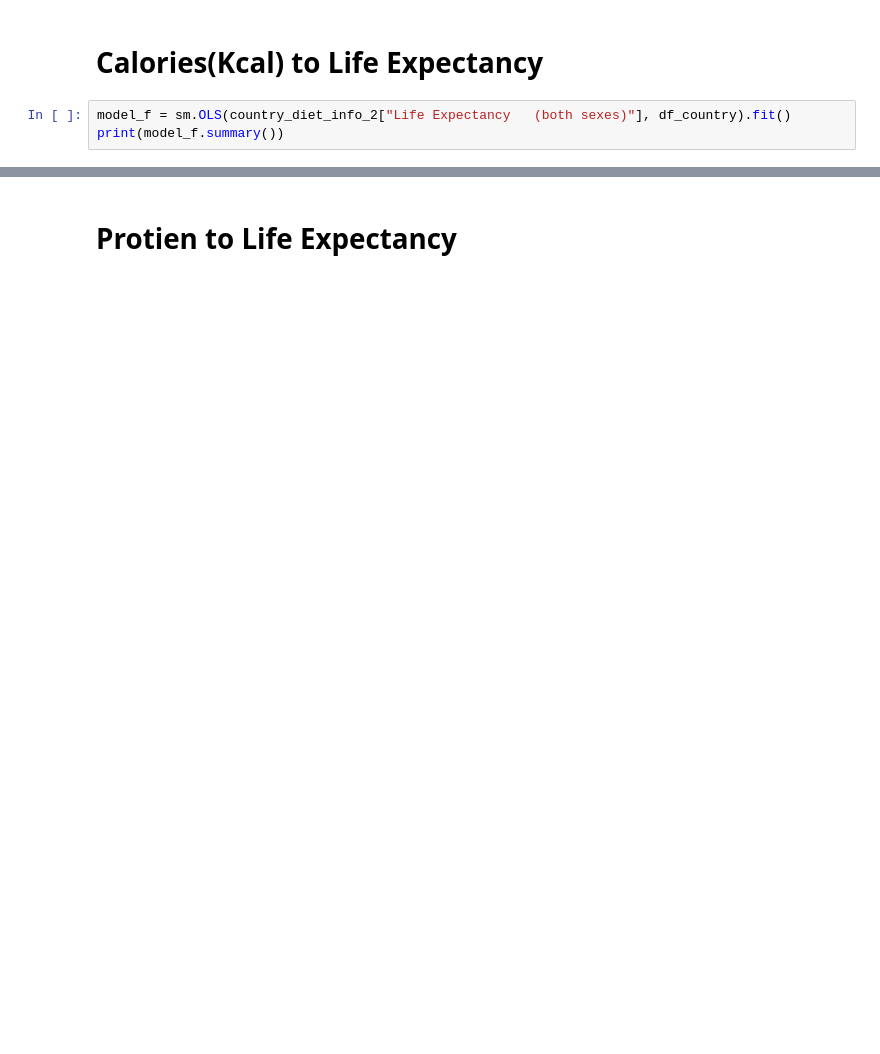
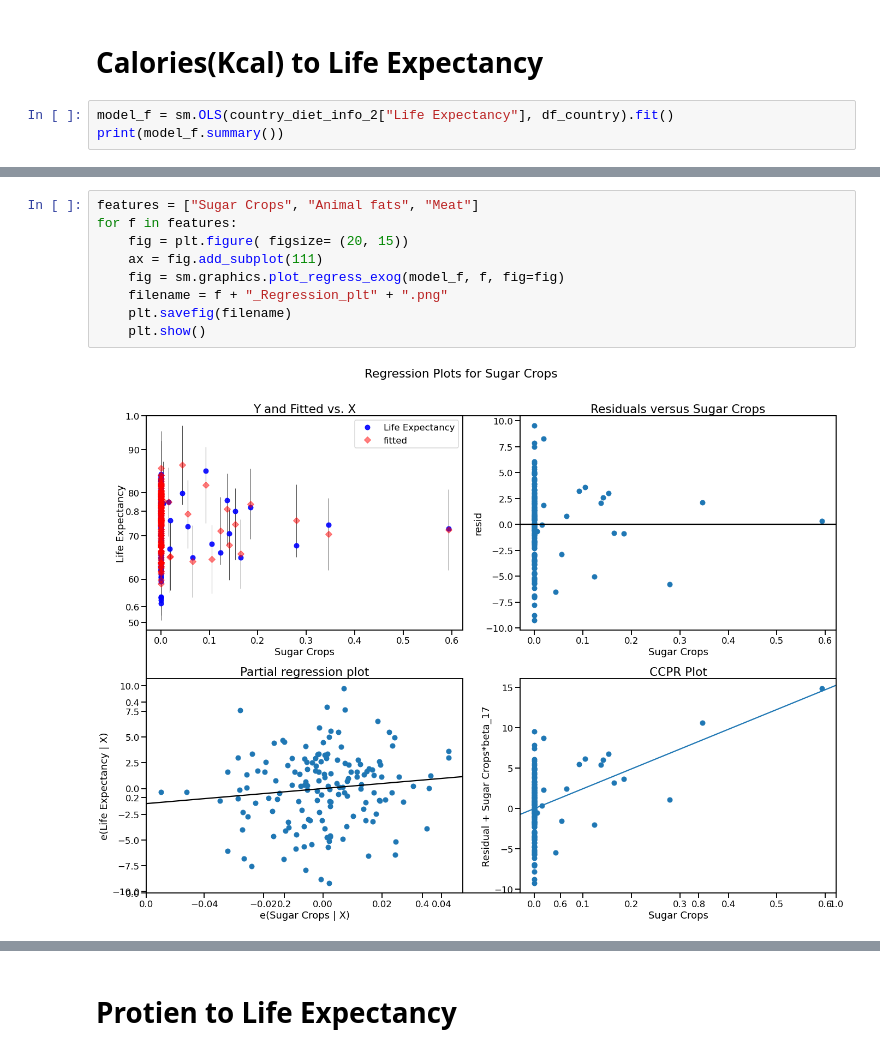
Before and after one commit to moumenalaoui/life-expectancy-and-diet, a Jupyter notebook: linear_regression_model_food.ipynb, the cells around one changed output, grey strips where cells are left out. Drawn from its saved outputs; the diff is of its cells as text; blank space fills up the shorter version.

```diff
--- a/linear_regression_model_food.ipynb
+++ b/linear_regression_model_food.ipynb
@@ -80,6 +96,6 @@ plt.histogram()
 # %% [markdown]
 # Calories(Kcal) to Life Expectancy
 # %%
-model_f = sm.OLS(country_diet_info_2["Life Expectancy   (both sexes)"], df_country).fit()
+model_f = sm.OLS(country_diet_info_2["Life Expectancy"], df_country).fit()
 print(model_f.summary())
 # %% [output]
@@ -100,3 +116,14 @@ Covariance Type:                        nonrobust
 [2] Standard Errors assume that the covariance matrix of the errors is correctly specified.
 [3] The condition number is large, 1.64e+04. This might indicate that there are
 strong multicollinearity or other numerical problems.
+# %%
+features = ["Sugar Crops", "Animal fats", "Meat"]
+for f in features:
+    fig = plt.figure( figsize= (20, 15))
+    ax = fig.add_subplot(111)
+    fig = sm.graphics.plot_regress_exog(model_f, f, fig=fig)
+    filename = f + "_Regression_plt" + ".png"
+    plt.savefig(filename)
+    plt.show()
+# %% [output]
+[figure, added]
```
Also changed, not shown: parts of 10 cells of this notebook.
